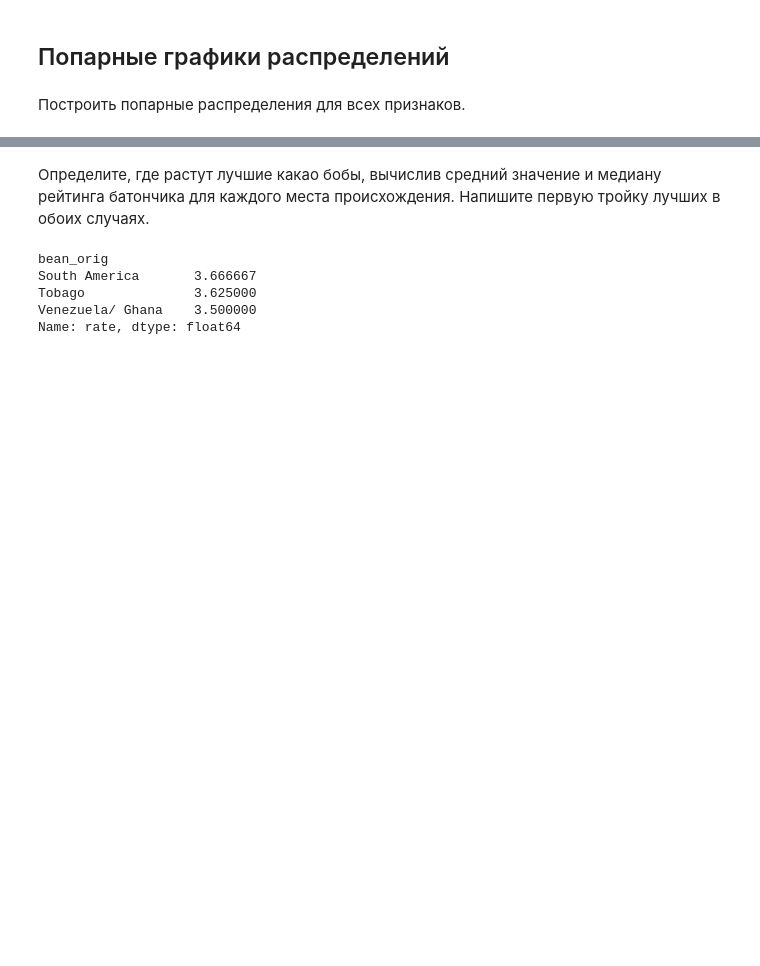
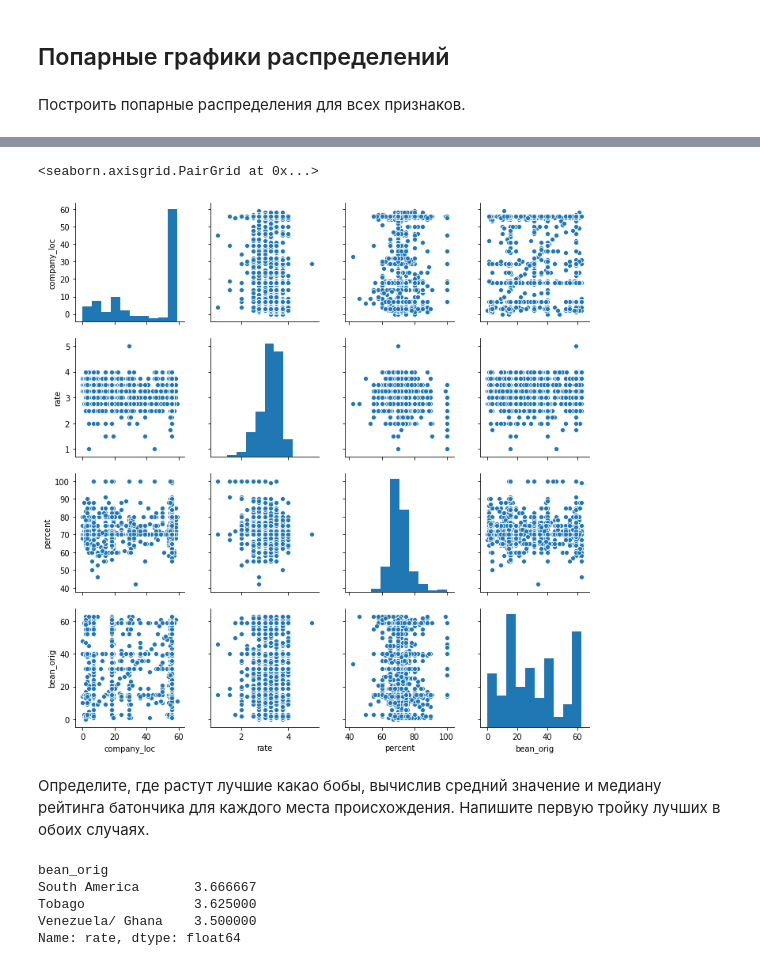
Before and after one commit to lexsirius/data_science_projects, a Jupyter notebook: ml_cource/lab1_pandas/lab_pandas.ipynb, the cells around one changed output, grey strips where cells are left out. Drawn from its saved outputs; the diff is of its cells as text; code cells hidden in the pictures; blank space fills up the shorter version.

Commit message:
changed pairplot

```diff
--- a/ml_cource/lab1_pandas/lab_pandas.ipynb
+++ b/ml_cource/lab1_pandas/lab_pandas.ipynb
@@ -253,3 +270,19 @@ pairplot(data=best_bar)
+# %%
+best_bar_encoder = best_bar.copy()
+
+label_encoder = preprocessing.LabelEncoder()
+label_encoder.fit(best_bar.company_loc)
+best_bar_encoder.company_loc = label_encoder.transform(best_bar.company_loc)
+
+label_encoder = preprocessing.LabelEncoder()
+label_encoder.fit(best_bar.bean_orig)
+best_bar_encoder.bean_orig = label_encoder.transform(best_bar.bean_orig)
+
+# best_bar_encoder
+pairplot(data=best_bar_encoder)
+# %% [output]
+<seaborn.axisgrid.PairGrid at 0x...>
+[figure, added]
 # %% [markdown]
 Определите, где растут лучшие какао бобы, вычислив средний значение и медиану рейтинга батончика для каждого места происхождения. Напишите первую тройку лучших в обоих случаях.
 # %%
```
Also changed, not shown: parts of 8 cells of this notebook.
